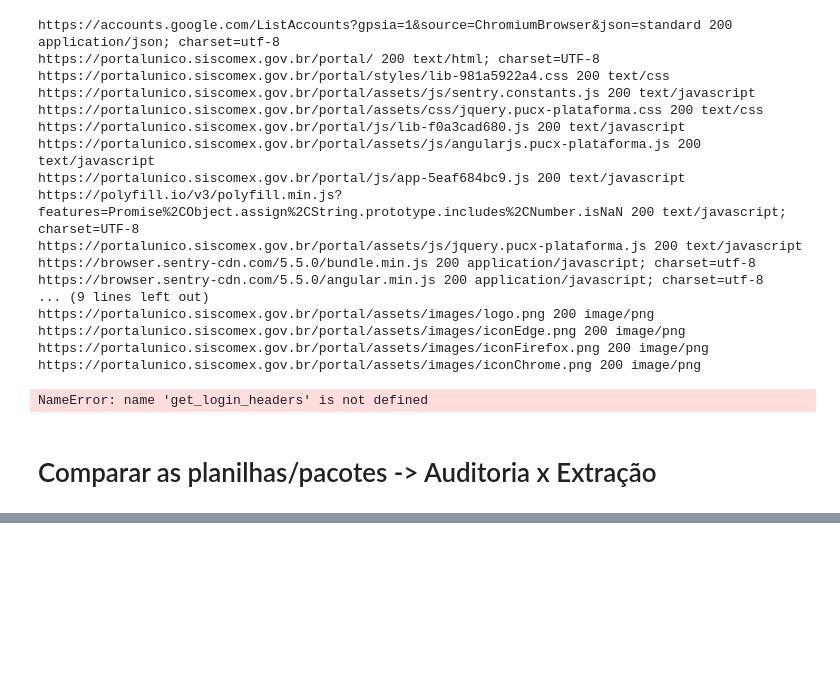
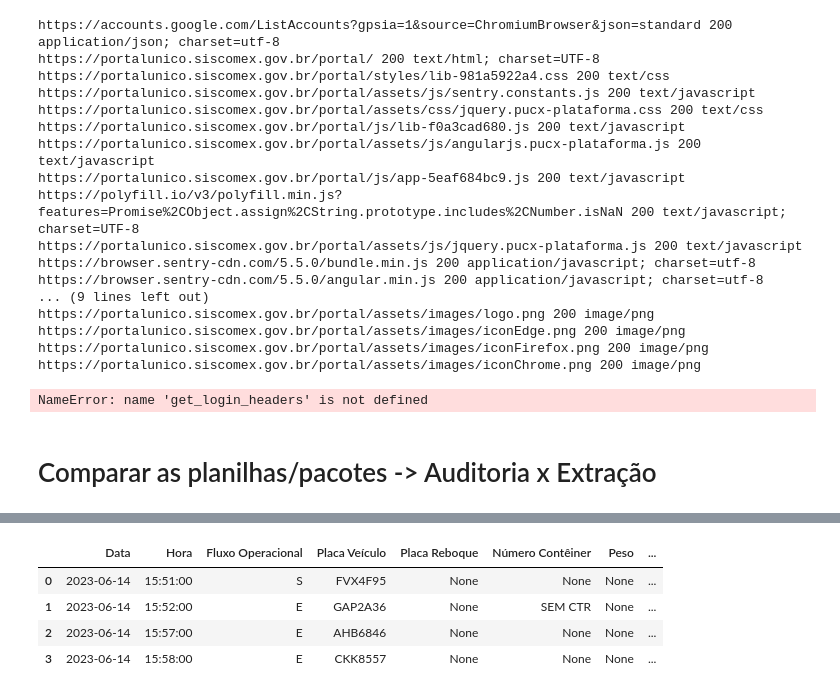
Before and after one commit to IvanBrasilico/bhadrasana2, a Jupyter notebook: notebooks/Explora_API_Recintos_Produção.ipynb, the cells around one changed output, grey strips where cells are left out. Drawn from its saved outputs; the diff is of its cells as text; code cells hidden in the pictures; blank space fills up the shorter version.

```diff
--- a/notebooks/Explora_API_Recintos_Produção.ipynb
+++ b/notebooks/Explora_API_Recintos_Produção.ipynb
@@ -185,0 +275,10 @@ NameError: name 'get_login_headers' is not defined
+# %%
+eventos_fisico['dataHoraOcorrencia'] = eventos_fisico.apply(lambda x: datetime.datetime.combine(x['Data'], x['Hora']), axis=1)
+# %%
+eventos_fisico
+# %% [output]
+|  | Data | Hora | Fluxo Operacional | Placa Veículo | Placa Reboque | Número Contêiner | Peso | ... |
+| 0 | 2023-06-14 | 15:51:00 | S | FVX4F95 | None | None | None | ... |
+| 1 | 2023-06-14 | 15:52:00 | E | GAP2A36 | None | SEM CTR | None | ... |
+| 2 | 2023-06-14 | 15:57:00 | E | AHB6846 | None | None | None | ... |
+| 3 | 2023-06-14 | 15:58:00 | E | CKK8557 | None | None | None | ... |
```
Also changed, not shown: parts of 14 cells of this notebook.
